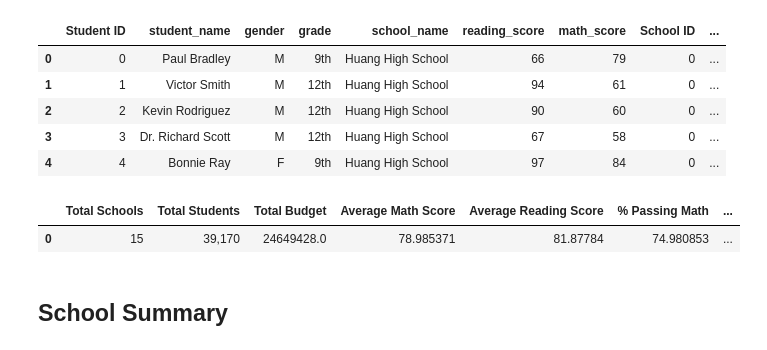
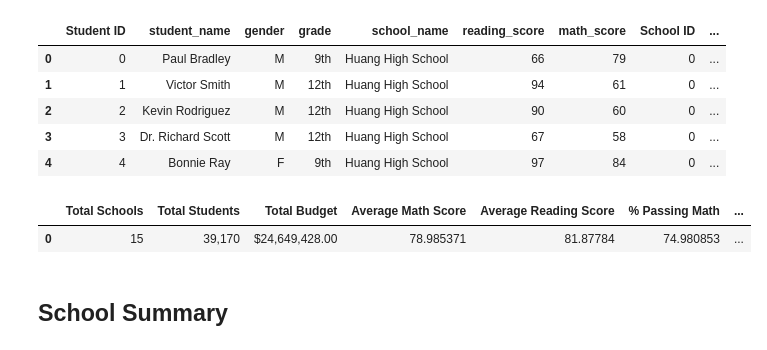
Before and after one commit to DINHC/pandas-challenge, a Jupyter notebook: PyCitySchools_starter.ipynb, the cells around one changed output. Drawn from its saved outputs; the diff is of its cells as text; code cells hidden in the pictures.

```diff
--- a/PyCitySchools_starter.ipynb
+++ b/PyCitySchools_starter.ipynb
@@ -49,44 +49,52 @@ school_data_complete.head()
 # %%
 school = school_data_complete["school_name"].unique()
 total_schools = len(school)
 total_schools
 
 total_student = len(school_data_complete)
 
+district_real_student_count = student_data['student_name'].count()
+
+
+
 list_budget = school_data_complete.groupby("school_name").mean()
 total_budget = list_budget["budget"].sum()
 #total_budget = '$[:,.2f]'.format(total_budget) didn't work for some reason
 #total_budget = '$[:,]'.format(total_budget) neither did this, both printed wrong things
+total_budget = '${:,.2f}'.format(total_budget)
 
-average_math_score = school_data_complete["math_score"].mean()
-average_reading_score = school_data_complete["reading_score"].mean()
+
+average_math_score = school_data_complete['math_score'].mean()
+average_reading_score = school_data_complete['reading_score'].mean()
 
 #passing grades
 
-passing_reading = school_data_complete.loc[school_data_complete["reading_score"] >= 70,:]
-reading_percentage = passing_reading["reading_score"].count()/ total_student * 100
+passing_reading = school_data_complete.loc[school_data_complete['reading_score'] >= 70,:]
+reading_percentage = passing_reading['reading_score'].count()/ total_student * 100
 reading_percentage
 
-passing_math = school_data_complete.loc[school_data_complete["math_score"] >= 70,:]
-math_percentage = passing_math["math_score"].count()/ total_student * 100
+passing_math = school_data_complete.loc[school_data_complete['math_score'] >= 70,:]
+math_percentage = passing_math['math_score'].count()/ total_student * 100
 math_percentage
 
-total_passing = (average_reading_score + average_math_score)/2
+total_passing = (reading_percentage + math_percentage)/district_real_student_count
+#total_passing = student_data[(student_data['math_score']>=70)&(student_data['reading_score']>=70)]['student_name'].count()/district_real_student_count
+#total_passing = (int(passing_reading + passing_math)/2)
 
 total_student = '{:,.0f}'.format(total_student)
 
-Summary0DF = pd.DataFrame({"Total Schools" : [total_schools,1], "Total Students" : [total_student,1],
+district_summaryDF = pd.DataFrame({"Total Schools" : [total_schools, 1], "Total Students" : [total_student, 1],
                          "Total Budget": [total_budget, 1],
-                           "Average Math Score" : [average_math_score,1], "Average Reading Score" : [average_reading_score,1],
-                          "% Passing Math" : [math_percentage,1], "% Passing Reading" : [reading_percentage,1],
+                           "Average Math Score" : [average_math_score, 1], "Average Reading Score" : [average_reading_score, 1],
+                          "% Passing Math" : [math_percentage, 1], "% Passing Reading" : [reading_percentage,1],
                           "% Overall Passing Rate" : [total_passing,1]})
 
-SummaryDF = Summary0DF.drop([1])
+summaryDF = district_summaryDF.drop([1])
 
-SummaryDF
+summaryDF
 # %% [output]
 |  | Total Schools | Total Students | Total Budget | Average Math Score | Average Reading Score | % Passing Math | ... |
-| 0 | 15 | 39,170 | 24649428.0 | 78.985371 | 81.87784 | 74.980853 | ... |
+| 0 | 15 | 39,170 | $24,649,428.00 | 78.985371 | 81.87784 | 74.980853 | ... |
 # %% [markdown]
 ## School Summary
 # %% [markdown]
```
